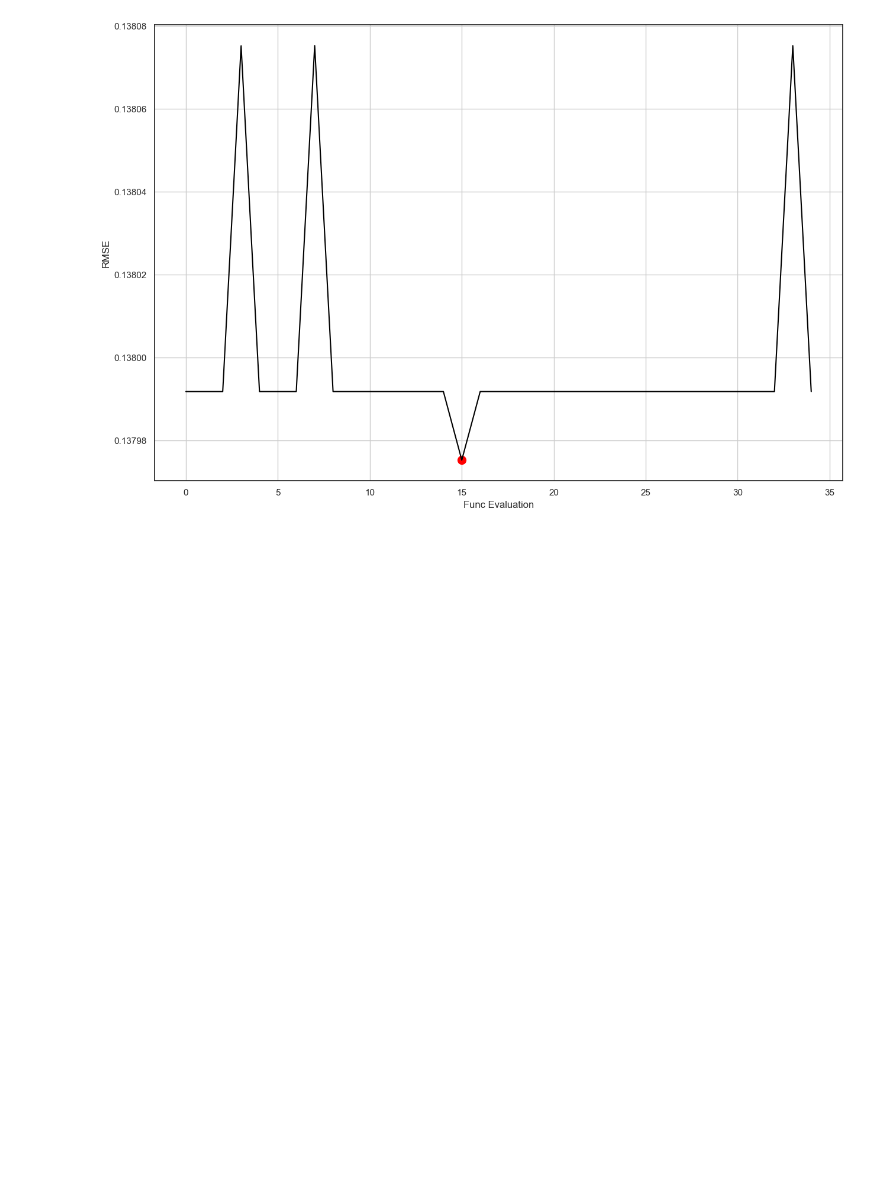
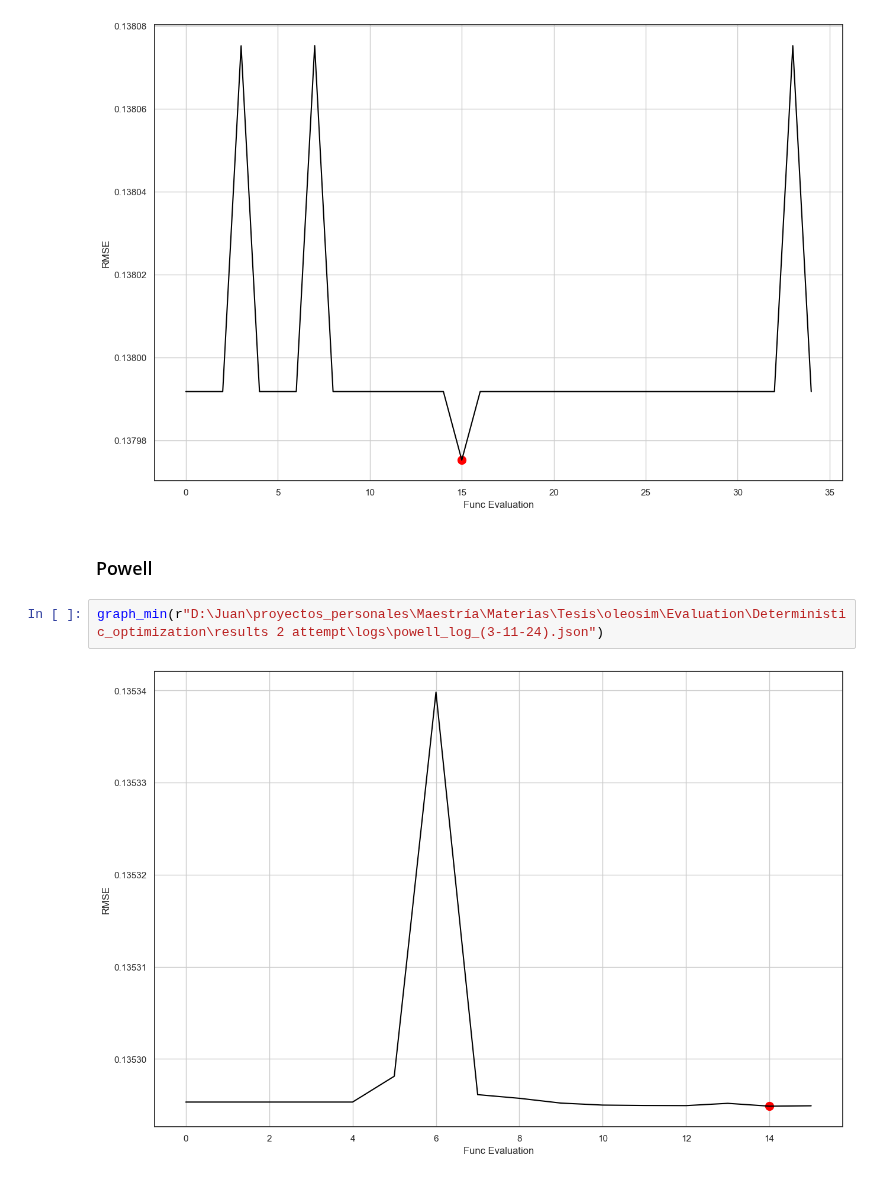
Before and after one commit to Juandhb99/ThermOleo, a Jupyter notebook: Evaluation/log_analysis.ipynb, the cells around one changed output. Cells and saved outputs as stored; diff of their text form; blank space fills up the shorter version.

Commit message:
update result graphing

```diff
--- a/Evaluation/log_analysis.ipynb
+++ b/Evaluation/log_analysis.ipynb
@@ -46,3 +46,9 @@ graph_min("Stochastic_optimization/logs/differential_evolution_log_(1-11-24)_1.j
 graph_min(r"D:\Juan\proyectos_personales\Maestría\Materias\Tesis\oleosim\Evaluation\Deterministic_optimization\results 2 attempt\logs\nelder_mead_log_(3-11-24).json")
 # %% [output]
 [figure]
+# %% [markdown]
+### Powell
+# %%
+graph_min(r"D:\Juan\proyectos_personales\Maestría\Materias\Tesis\oleosim\Evaluation\Deterministic_optimization\results 2 attempt\logs\powell_log_(3-11-24).json")
+# %% [output]
+[figure, added]
```
Also changed, not shown: 5 other files.
